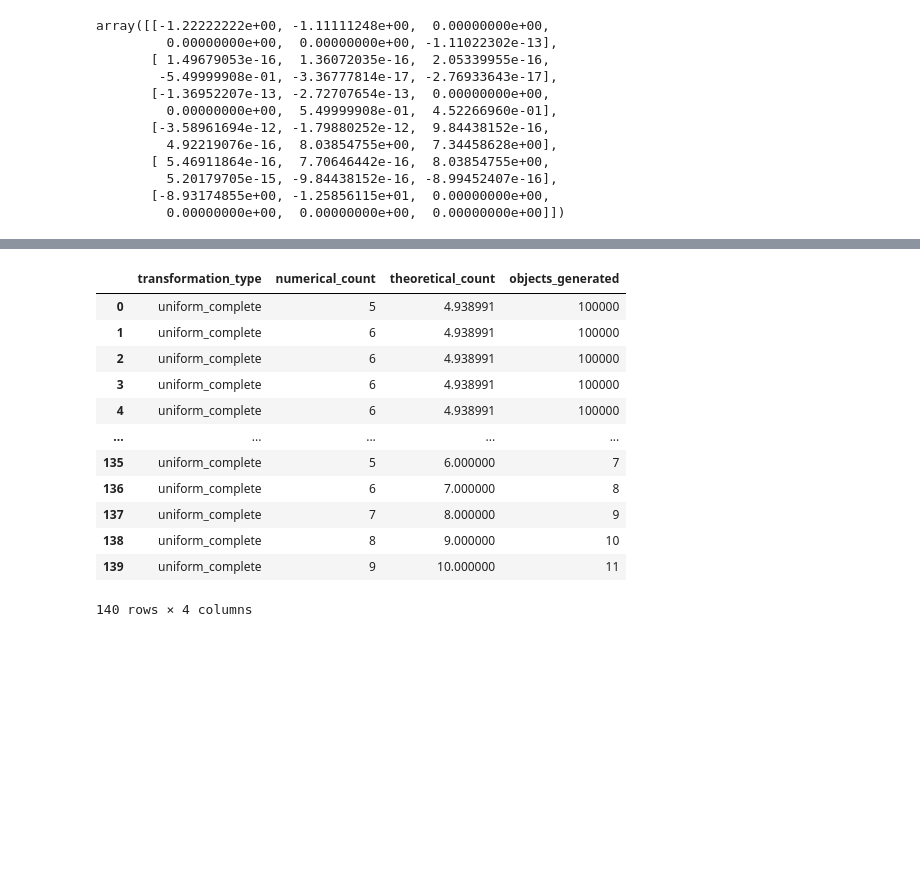
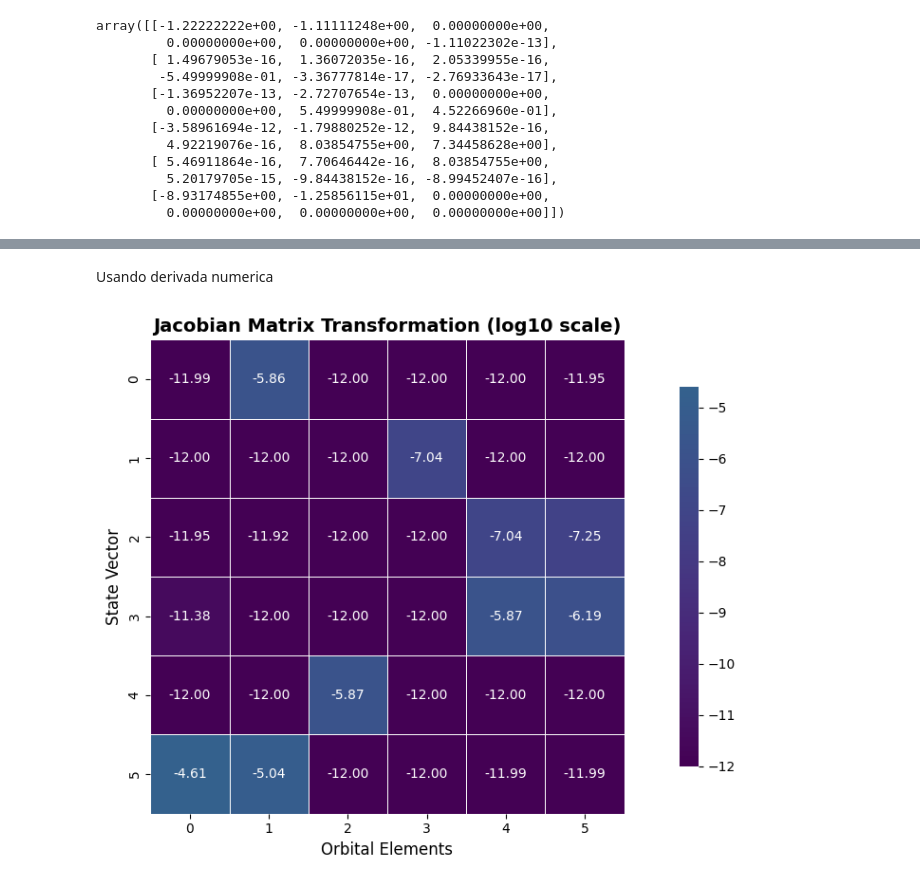
Before and after one commit to JuanitaAgudelo/TesisRepo, a Jupyter notebook: jacobian_calculations/complete_trasformation_test.ipynb, the cells around one changed output, grey strips where cells are left out. Saved outputs shown, nothing was run; the diff lists cells and outputs as text; code cells hidden in the pictures; blank space fills up the shorter version.

```diff
--- a/jacobian_calculations/complete_trasformation_test.ipynb
+++ b/jacobian_calculations/complete_trasformation_test.ipynb
@@ -471,20 +464,50 @@ data.tail(20)
-# %%
-list_count_objects = []
-for i in range(10):
-    list_count_objects.append({"transformation_type": "uniform_complete", "numerical_count": i, "theoretical_count": i+1, "objects_generated": i+2})
-df = pd.concat([data, pd.DataFrame(list_count_objects)], ignore_index=True)
-df
-# %% [output]
-|  | transformation_type | numerical_count | theoretical_count | objects_generated |
-| 0 | uniform_complete | 5 | 4.938991 | 100000 |
-| 1 | uniform_complete | 6 | 4.938991 | 100000 |
-| 2 | uniform_complete | 6 | 4.938991 | 100000 |
-| 3 | uniform_complete | 6 | 4.938991 | 100000 |
-| 4 | uniform_complete | 6 | 4.938991 | 100000 |
-| ... | ... | ... | ... | ... |
-| 135 | uniform_complete | 5 | 6.000000 | 7 |
-| 136 | uniform_complete | 6 | 7.000000 | 8 |
-| 137 | uniform_complete | 7 | 8.000000 | 9 |
-| 138 | uniform_complete | 8 | 9.000000 | 10 |
-| 139 | uniform_complete | 9 | 10.000000 | 11 |
-140 rows × 4 columns
+# %% [markdown]
+Usando derivada numerica
+# %%
+def CompJacobian_XoE(a: float, e: float, i: float, Omega: float, w: float, M: float, mu: float):
+    q = a*(1-e)
+    E = [q, e, i, Omega, w, M]
+    E2X = lambda E, mu: spy.conics(E+[0, mu], 0)
+    dX=np.array([1e-3]*6)
+    args=dict(mu=mu)
+    E_num, JXoE_comp=computeNumericalJacobian(E2X,E,dX,**args)
+
+    Je2c=np.eye(6)
+    Je2c[0,0]=(1-e)
+    Je2c[0,1]=-a
+    Ja=np.matmul(JXoE_comp,Je2c)
+    return Ja
+# %%
+a = 0.5
+e = 0.1
+i = np.pi/2
+Omega = np.pi
+w = np.pi
+M = np.pi
+q = a*(1-e)
+
+J = jacobian_XoE(a,e,i,w,Omega,M,mu)
+Jnum = CompJacobian_XoE(a,e,i,Omega,w,M,mu)
+
+eps = 1e-12
+data_log = np.log10(np.abs(Jnum - J) + eps)
+
+plt.figure(figsize=(12, 6))
+
+# Create heatmap
+sns.heatmap(data_log,
+            annot=True,
+            fmt='.2f',   # no need for scientific notation, since log scale
+            cmap='viridis',
+            center=0,
+            square=True,
+            linewidths=0.5,
+            cbar_kws={"shrink": .8})
+
+plt.title(f'Jacobian Matrix Transformation (log10 scale)', fontsize=14, fontweight='bold')
+plt.xlabel('Orbital Elements', fontsize=12)
+plt.ylabel('State Vector', fontsize=12)
+plt.tight_layout()
+plt.show()
+# %% [output]
+[figure, added]
```
Also changed, not shown: parts of 15 cells of this notebook, 9 other files.
